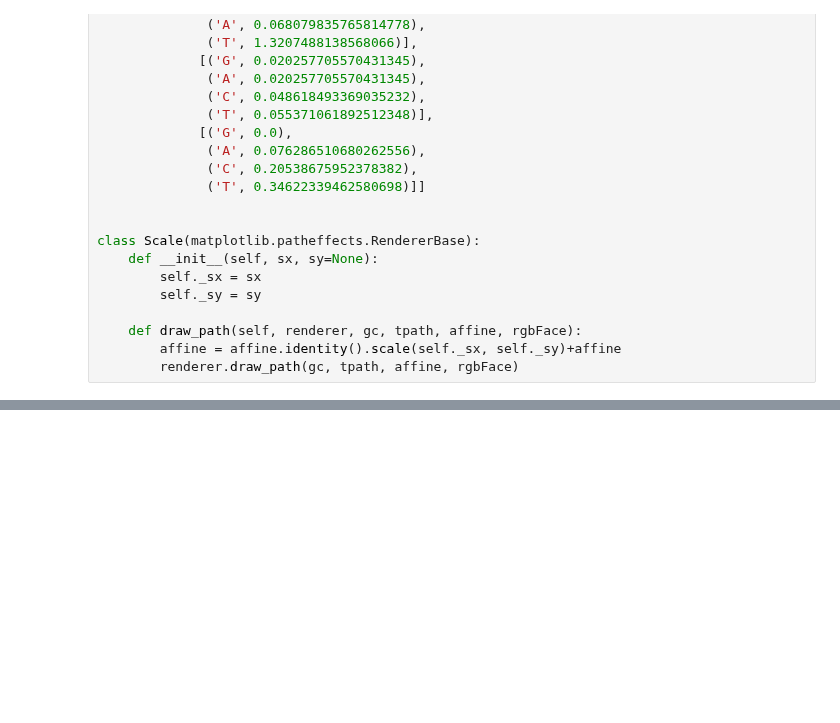
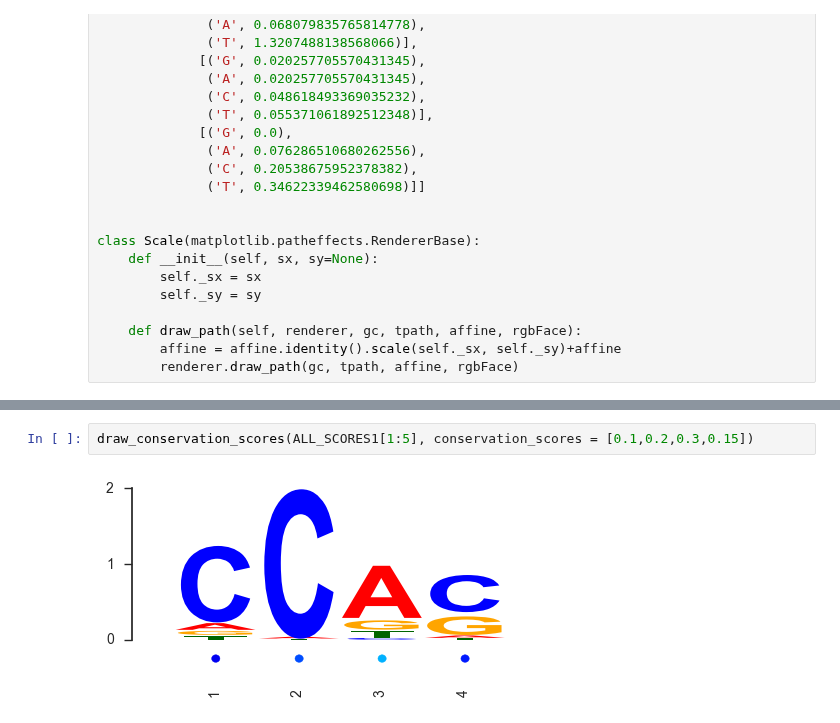
Before and after one commit to saketkc/notebooks, a Jupyter notebook: python/Mutation Logo.ipynb, the cells around one changed output, grey strips where cells are left out. Saved outputs shown, nothing was run; the diff lists cells and outputs as text; blank space fills up the shorter version.

```diff
--- a/python/Mutation Logo.ipynb
+++ b/python/Mutation Logo.ipynb
@@ -306 +382,5 @@ def draw_logo_mutated(all_scores, fontfamily='Arial', size=80):
+# %%
+draw_conservation_scores(ALL_SCORES1[1:5], conservation_scores = [0.1,0.2,0.3,0.15])
+# %% [output]
+[figure, added]
 # %%
```
Also changed, not shown: parts of 6 cells of this notebook, 1 other file.
